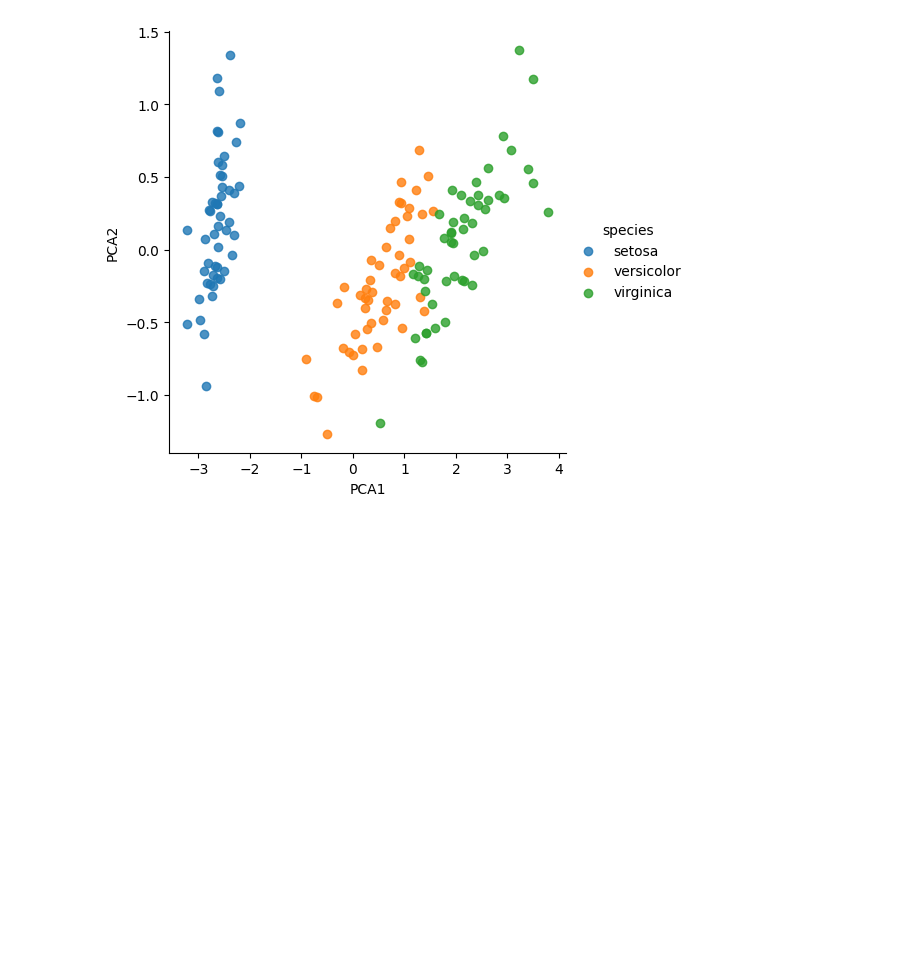
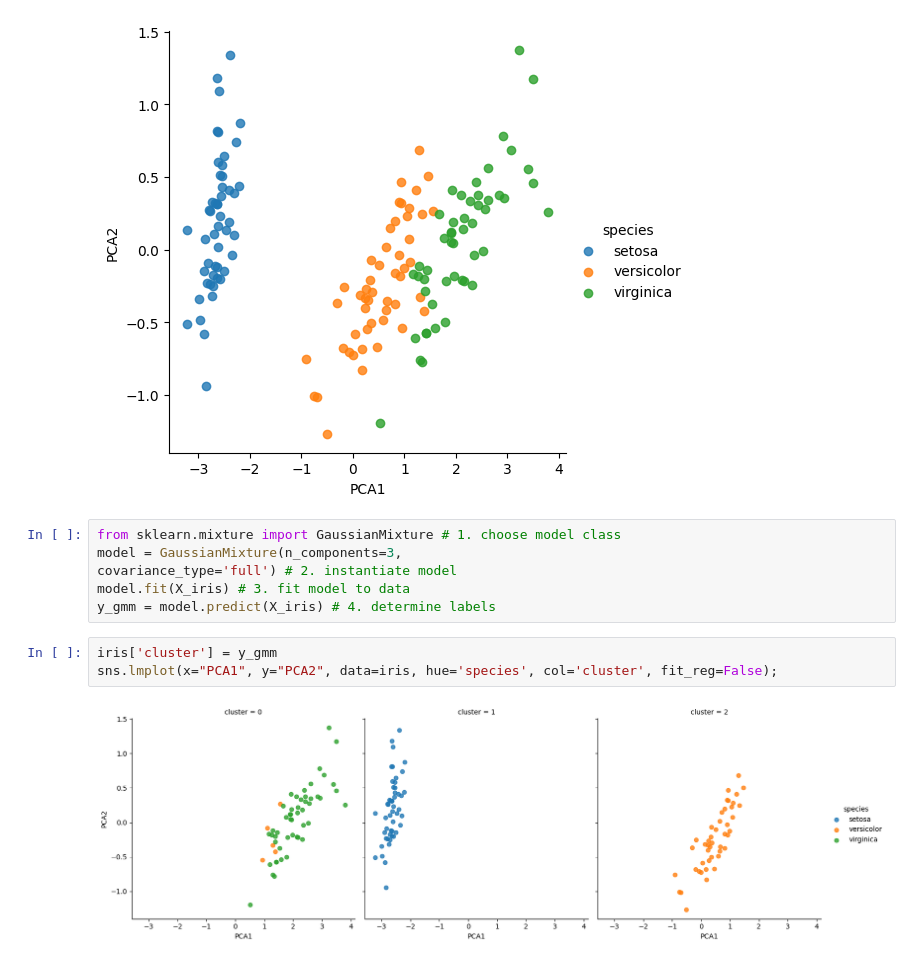
Before and after one commit to anumit-web/ML-Masterlist-2024, a Jupyter notebook: scikit-learn/scikit_learn_Masterlist_5.ipynb, the cells around one changed output. Cells and saved outputs as stored; diff of their text form; blank space fills up the shorter version.

```diff
--- a/scikit-learn/scikit_learn_Masterlist_5.ipynb
+++ b/scikit-learn/scikit_learn_Masterlist_5.ipynb
@@ -59,3 +59,14 @@ iris['PCA2'] = X_2D[:, 1]
 sns.lmplot(x="PCA1", y="PCA2", hue='species', data=iris, fit_reg=False);
 # %% [output]
 [figure]
+# %%
+from sklearn.mixture import GaussianMixture # 1. choose model class
+model = GaussianMixture(n_components=3,
+covariance_type='full') # 2. instantiate model
+model.fit(X_iris) # 3. fit model to data
+y_gmm = model.predict(X_iris) # 4. determine labels
+# %%
+iris['cluster'] = y_gmm
+sns.lmplot(x="PCA1", y="PCA2", data=iris, hue='species', col='cluster', fit_reg=False);
+# %% [output]
+[figure, added]
```
Also changed, not shown: parts of 2 cells of this notebook.
